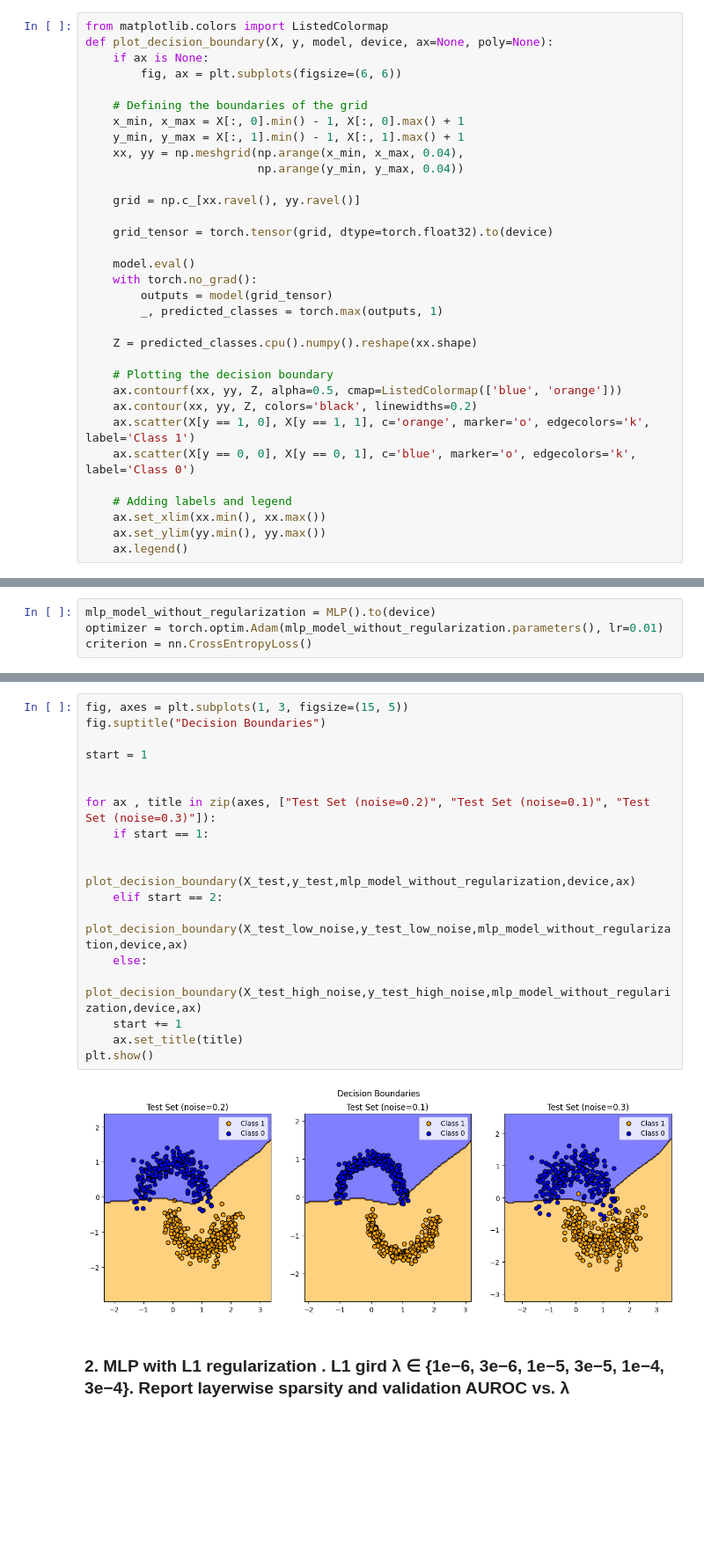
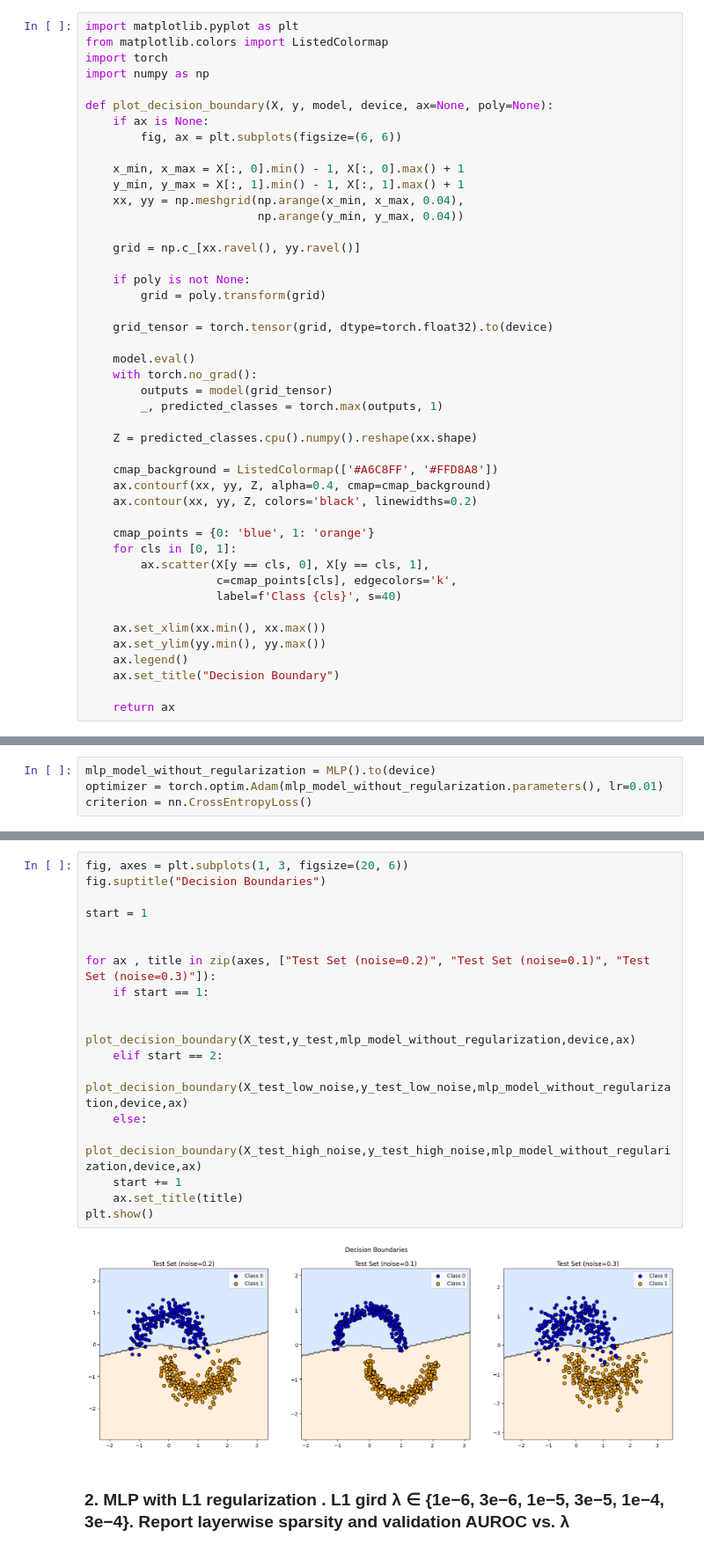
Before and after one commit to SwayamBorateIIT/ES335-Assignment-3, a Jupyter notebook: Task-2/Task2.ipynb, the cells around one changed output, grey strips where cells are left out. Shown at 88% size. Saved outputs shown, nothing was run; the diff lists cells and outputs as text; blank space fills up the shorter version.

```diff
--- a/Task-2/Task2.ipynb
+++ b/Task-2/Task2.ipynb
@@ -296,18 +311,24 @@ A higher AUROC indicates that the model assigns higher probabilities to the corr
 # %% [markdown]
 ### Function to plot the Decision Boundary
 # %%
+import matplotlib.pyplot as plt
 from matplotlib.colors import ListedColormap
+import torch
+import numpy as np
+
 def plot_decision_boundary(X, y, model, device, ax=None, poly=None):
     if ax is None:
         fig, ax = plt.subplots(figsize=(6, 6))
 
-    # Defining the boundaries of the grid
     x_min, x_max = X[:, 0].min() - 1, X[:, 0].max() + 1
     y_min, y_max = X[:, 1].min() - 1, X[:, 1].max() + 1
     xx, yy = np.meshgrid(np.arange(x_min, x_max, 0.04),
                          np.arange(y_min, y_max, 0.04))
 
     grid = np.c_[xx.ravel(), yy.ravel()]
+
+    if poly is not None:
+        grid = poly.transform(grid)
 
     grid_tensor = torch.tensor(grid, dtype=torch.float32).to(device)
 
@@ -318,16 +339,22 @@ def plot_decision_boundary(X, y, model, device, ax=None, poly=None):
 
     Z = predicted_classes.cpu().numpy().reshape(xx.shape)
 
-    # Plotting the decision boundary
-    ax.contourf(xx, yy, Z, alpha=0.5, cmap=ListedColormap(['blue', 'orange']))
+    cmap_background = ListedColormap(['#A6C8FF', '#FFD8A8'])
+    ax.contourf(xx, yy, Z, alpha=0.4, cmap=cmap_background)
     ax.contour(xx, yy, Z, colors='black', linewidths=0.2)
-    ax.scatter(X[y == 1, 0], X[y == 1, 1], c='orange', marker='o', edgecolors='k', label='Class 1')
-    ax.scatter(X[y == 0, 0], X[y == 0, 1], c='blue', marker='o', edgecolors='k', label='Class 0')
 
-    # Adding labels and legend
+    cmap_points = {0: 'blue', 1: 'orange'}
+    for cls in [0, 1]:
+        ax.scatter(X[y == cls, 0], X[y == cls, 1],
+                   c=cmap_points[cls], edgecolors='k',
+                   label=f'Class {cls}', s=40)
+
     ax.set_xlim(xx.min(), xx.max())
     ax.set_ylim(yy.min(), yy.max())
     ax.legend()
+    ax.set_title("Decision Boundary")
+
+    return ax
 # %% [markdown]
 ## 1. MLP with hidden layer - early stopping (patience=50)
 # %%
@@ -381,25 +404,25 @@ A small MLP model was trained on data with a noise level of **0.2** and then eva
 
 Overall, the results show that the MLP model is **robust to moderate noise** but **sensitive to excessive noise**, which limits its generalization to heavily perturbed data.
 # %%
-fig, axes = plt.subplots(1, 3, figsize=(15, 5))
+fig, axes = plt.subplots(1, 3, figsize=(20, 6))
 fig.suptitle("Decision Boundaries")
 
 start = 1
 
 
 for ax , title in zip(axes, ["Test Set (noise=0.2)", "Test Set (noise=0.1)", "Test Set (noise=0.3)"]):
     if start == 1:
 
         plot_decision_boundary(X_test,y_test,mlp_model_without_regularization,device,ax)
     elif start == 2:
         plot_decision_boundary(X_test_low_noise,y_test_low_noise,mlp_model_without_regularization,device,ax)
     else:
         plot_decision_boundary(X_test_high_noise,y_test_high_noise,mlp_model_without_regularization,device,ax)
     start += 1
     ax.set_title(title)
 plt.show()
 # %% [output]
-[figure, old version]
+[figure, new version]
 # %% [markdown]
 ### 2. MLP with L1 regularization . L1 gird λ ∈ {1e−6, 3e−6, 1e−5, 3e−5, 1e−4, 3e−4}. Report layerwise sparsity and validation AUROC vs.  λ
 # %%
```
Also changed, not shown: parts of 28 cells of this notebook, 1 other file.
